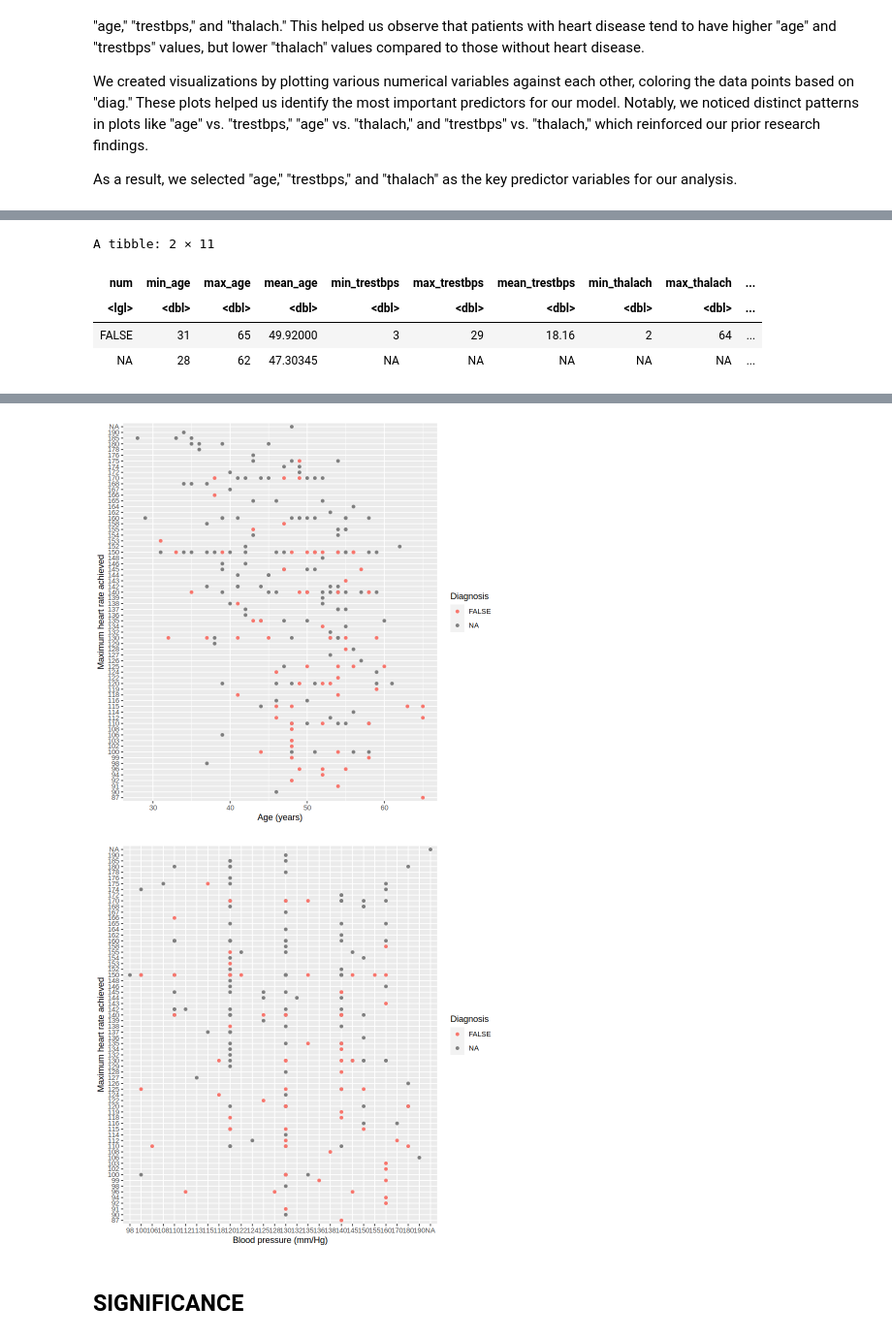
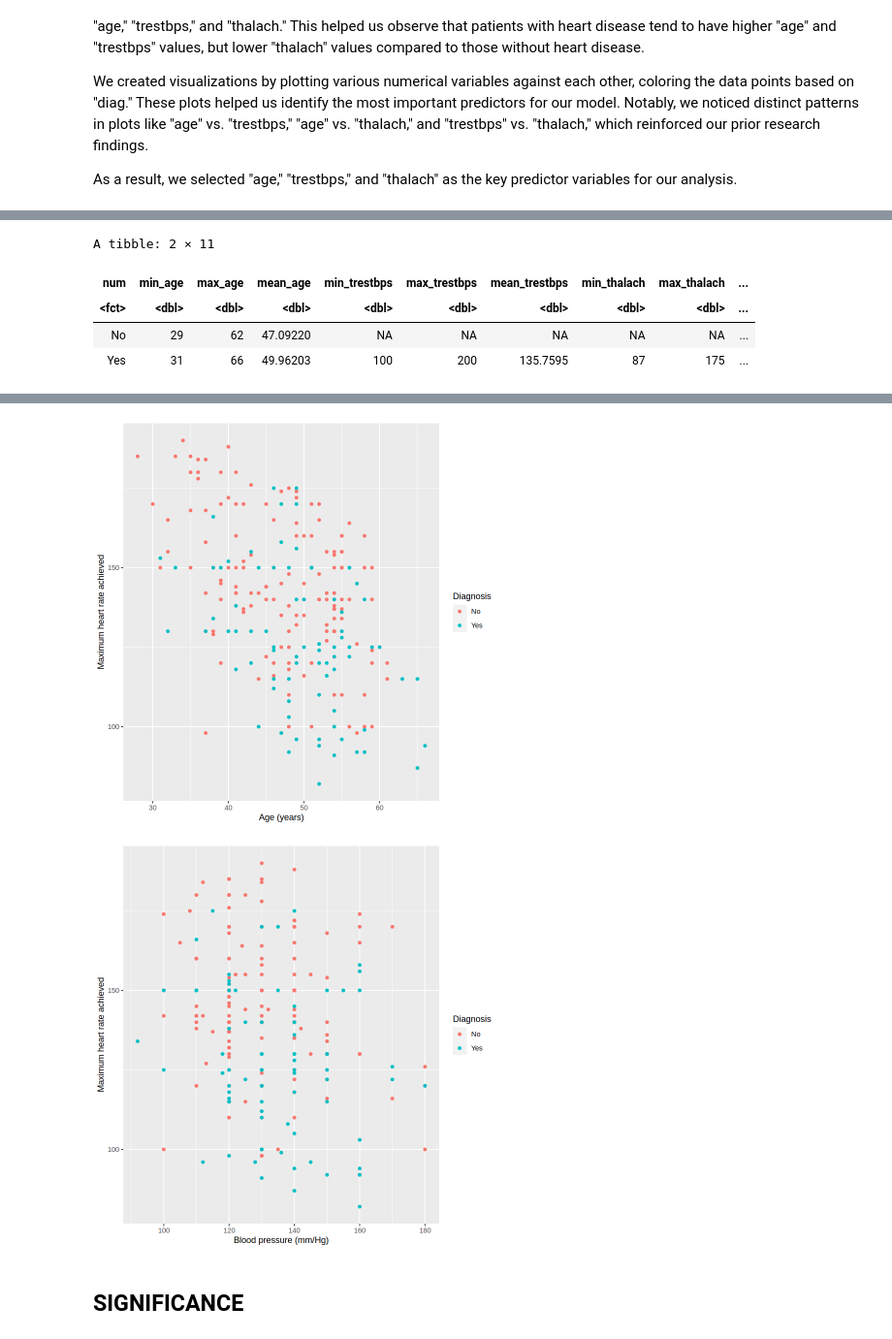
Before and after one commit to Aryan-SeongJae/Data-Science-Project---DSCI-100-HEART-DATABASE-Hungary, a Jupyter notebook: Group Project Proposal.ipynb, the cells around one changed output, grey strips where cells are left out. Shown at 97% size. Drawn from its saved outputs; the diff is of its cells as text; code cells hidden in the pictures.

```diff
--- a/Group Project Proposal.ipynb
+++ b/Group Project Proposal.ipynb
@@ -79,12 +58,12 @@ heart_data[heart_data == "?"] <- NA
 
 heart_clean <- heart_data |>
   mutate(
-num = as.factor(as.integer(num)),
-   num = c(no = "0", yes = "1"),
-    trestbps = as.factor(as.integer(trestbps)),
+    num = as.factor(as.integer(num)),
+    num = recode(num, "0" = 'No', "1" = 'Yes', .default = "Yes"),
+    trestbps = as.integer(trestbps),
     chol = as.factor(as.integer(chol)),
     fbs = as.factor(as.integer(fbs)),
-    thalach = as.factor(as.integer(thalach)),
+    thalach = as.integer(thalach),
     exang = as.factor(as.integer(exang)),
     slope = as.factor(as.integer(slope)),
     ca = as.factor(as.integer(ca)),
@@ -130,23 +105,27 @@ heart_summary
 # %% [output]
 A tibble: 2 × 11
 | num | min_age | max_age | mean_age | min_trestbps | max_trestbps | mean_trestbps | min_thalach | max_thalach | ... |
-| <lgl> | <dbl> | <dbl> | <dbl> | <dbl> | <dbl> | <dbl> | <dbl> | <dbl> | ... |
-| FALSE | 31 | 65 | 49.92000 | 3 | 29 | 18.16 | 2 | 64 | ... |
-| NA | 28 | 62 | 47.30345 | NA | NA | NA | NA | NA | ... |
+| <fct> | <dbl> | <dbl> | <dbl> | <dbl> | <dbl> | <dbl> | <dbl> | <dbl> | ... |
+| No | 29 | 62 | 47.09220 | NA | NA | NA | NA | NA | ... |
+| Yes | 31 | 66 | 49.96203 | 100 | 200 | 135.7595 | 87 | 175 | ... |
 # %%
-#plotting the training data
+#plotting the training date
+
 plot_1 <- ggplot(heart_training, aes(x = age, y = trestbps, color = num)) +
           geom_point() +
-          labs (x = "Age (years)", y = "Blood pressure (mm/Hg)", color = "Diagnosis")
+          labs (x = "Age (years)", y = "Blood pressure (mm/Hg)", color = "Diagnosis")+
+          scale_y_continuous(breaks = c(100, 150, 200, 250))
 plot_1
 
 plot_2 <- ggplot(heart_training, aes(x = age, y = thalach, color = num)) +
           geom_point() +
-          labs (x = "Age (years)", y = "Maximum heart rate achieved", color = "Diagnosis")
+          labs (x = "Age (years)", y = "Maximum heart rate achieved", color = "Diagnosis")+
+          scale_y_continuous(breaks = c(100, 150, 200, 250))
 plot_2
 
 plot_3 <- ggplot(heart_training, aes(x = trestbps , y = thalach, color = num)) +
           geom_point() +
-          labs (x = "Blood pressure (mm/Hg)", y = "Maximum heart rate achieved" , color = "Diagnosis")
+          labs (x = "Blood pressure (mm/Hg)", y = "Maximum heart rate achieved" , color = "Diagnosis")+
+          scale_y_continuous(breaks = c(100, 150, 200, 250))
 plot_3
 # %% [output]
@@ -154,5 +139,5 @@ plot_3
-[figure, old version]
+[figure, new version]
-[figure, old version]
+[figure, new version]
 # %% [markdown]
 ## SIGNIFICANCE
 # %% [markdown]
```
Also changed, not shown: parts of 4 cells of this notebook.
